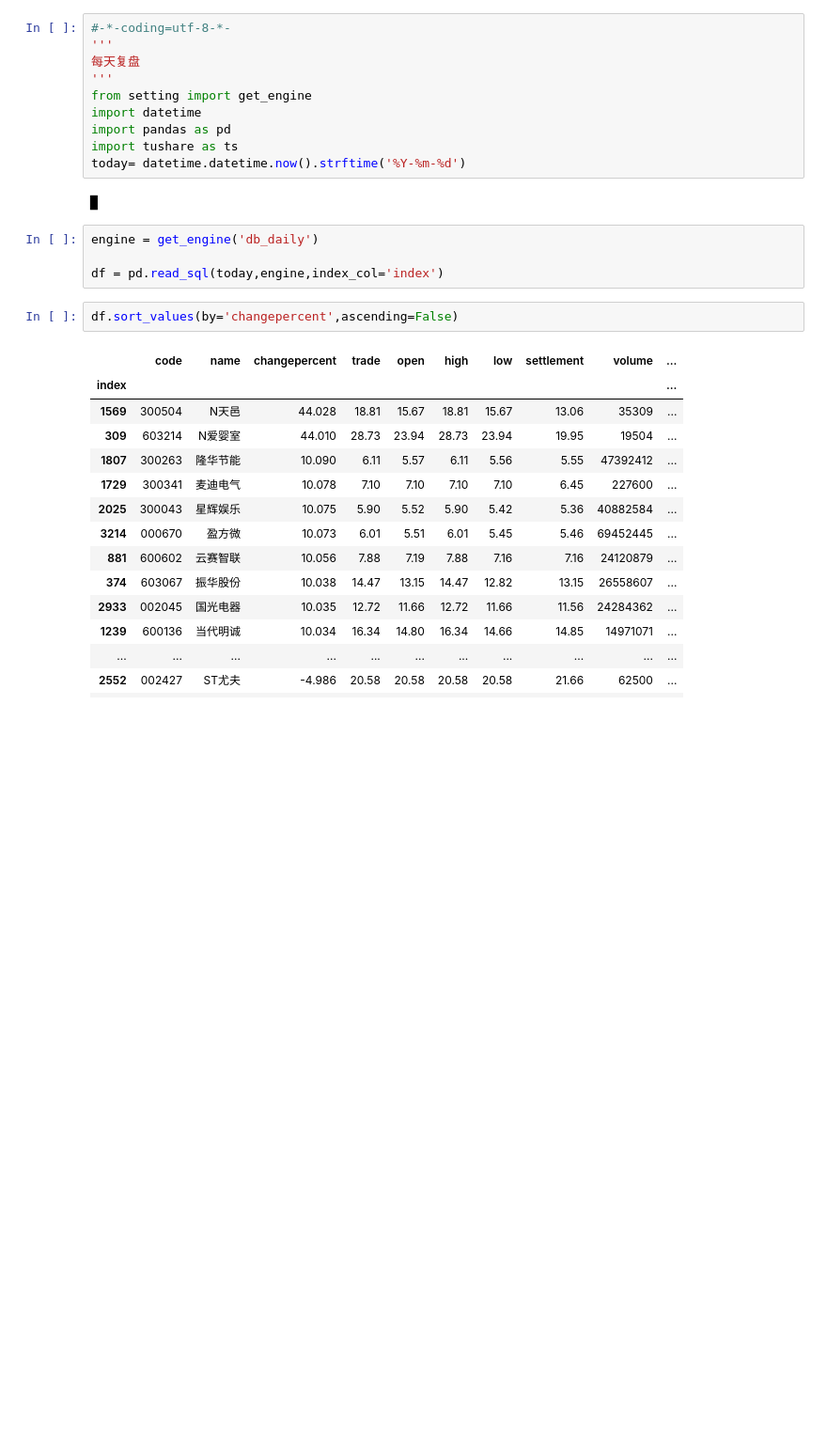
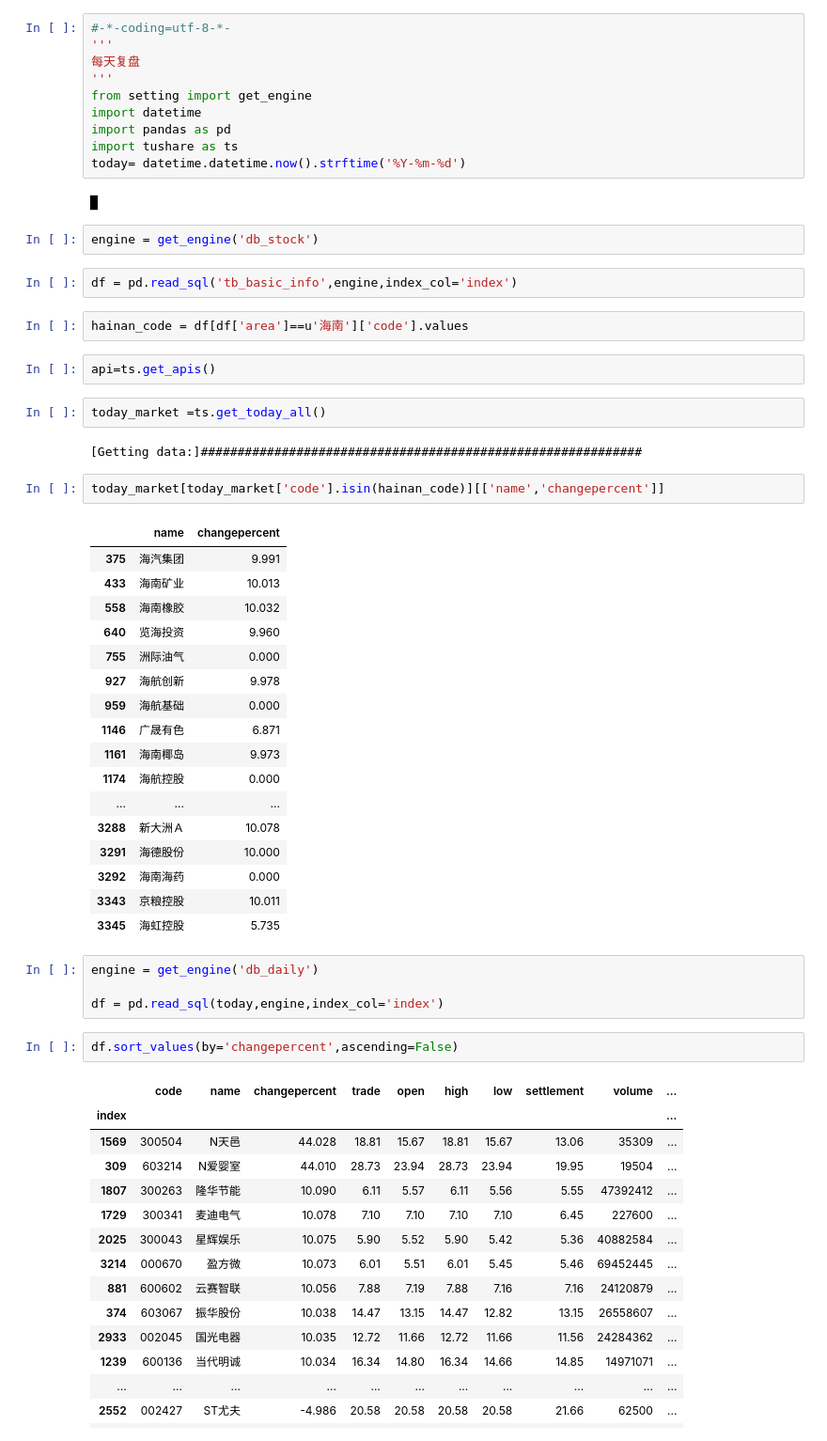
Before and after one commit to Rockyzsu/stock, a Jupyter notebook: query.ipynb, the cells around one changed output. Shown at 94% size. Saved outputs shown, nothing was run; the diff lists cells and outputs as text; blank space fills up the shorter version.

```diff
--- a/query.ipynb
+++ b/query.ipynb
@@ -10,6 +10,38 @@ import tushare as ts
 today= datetime.datetime.now().strftime('%Y-%m-%d')
 # %% [output]
 █
+# %%
+engine = get_engine('db_stock')
+# %%
+df = pd.read_sql('tb_basic_info',engine,index_col='index')
+# %%
+hainan_code = df[df['area']==u'海南']['code'].values
+# %%
+api=ts.get_apis()
+# %%
+today_market =ts.get_today_all()
+# %% [output]
+[Getting data:]############################################################
+# %%
+today_market[today_market['code'].isin(hainan_code)][['name','changepercent']]
+# %% [output]
+|  | name | changepercent |
+| 375 | 海汽集团 | 9.991 |
+| 433 | 海南矿业 | 10.013 |
+| 558 | 海南橡胶 | 10.032 |
+| 640 | 览海投资 | 9.960 |
+| 755 | 洲际油气 | 0.000 |
+| 927 | 海航创新 | 9.978 |
+| 959 | 海航基础 | 0.000 |
+| 1146 | 广晟有色 | 6.871 |
+| 1161 | 海南椰岛 | 9.973 |
+| 1174 | 海航控股 | 0.000 |
+| ... | ... | ... |
+| 3288 | 新大洲Ａ | 10.078 |
+| 3291 | 海德股份 | 10.000 |
+| 3292 | 海南海药 | 0.000 |
+| 3343 | 京粮控股 | 10.011 |
+| 3345 | 海虹控股 | 5.735 |
 # %%
 engine = get_engine('db_daily')
 
```
Also changed, not shown: 11 other files.
